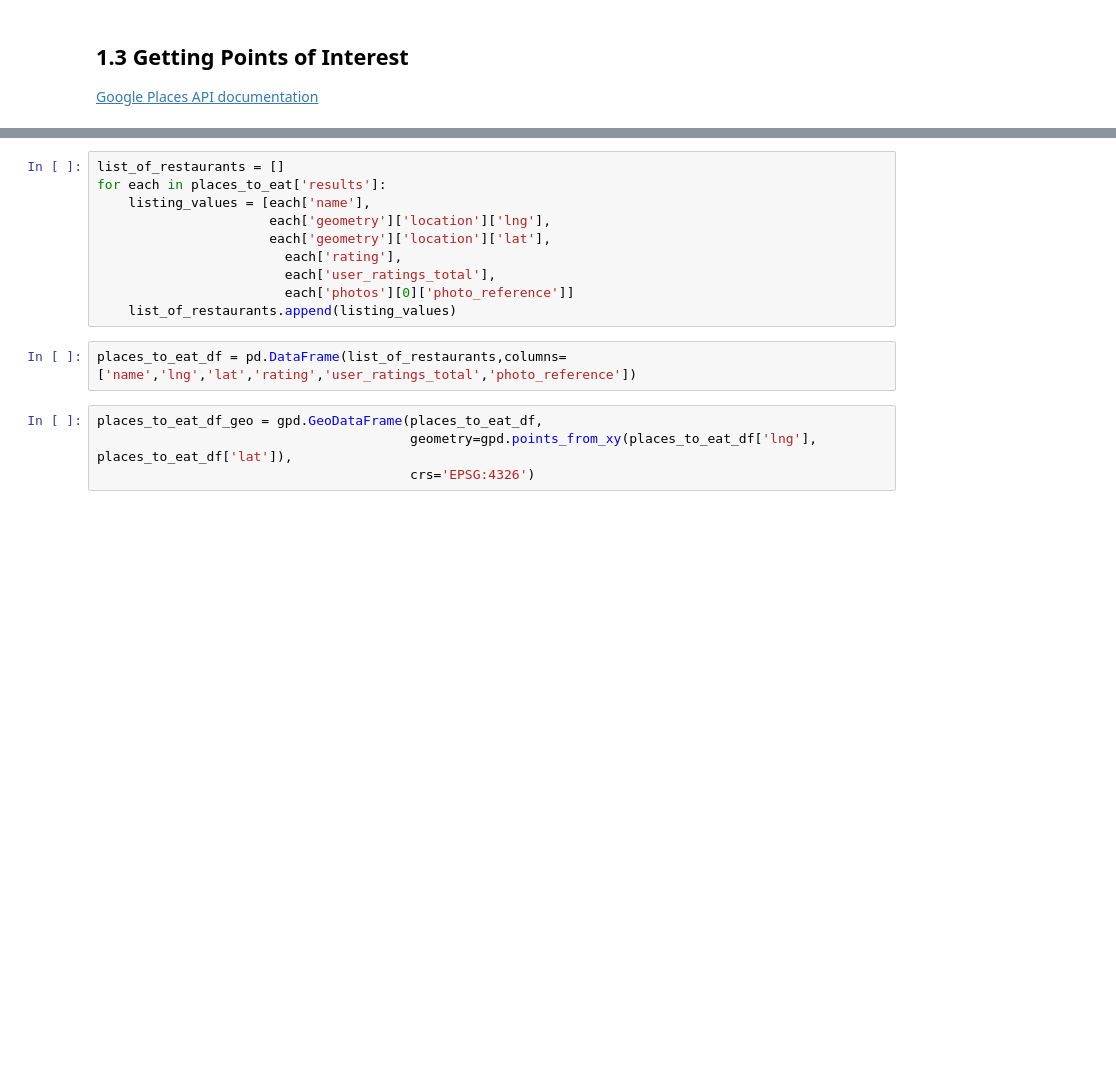
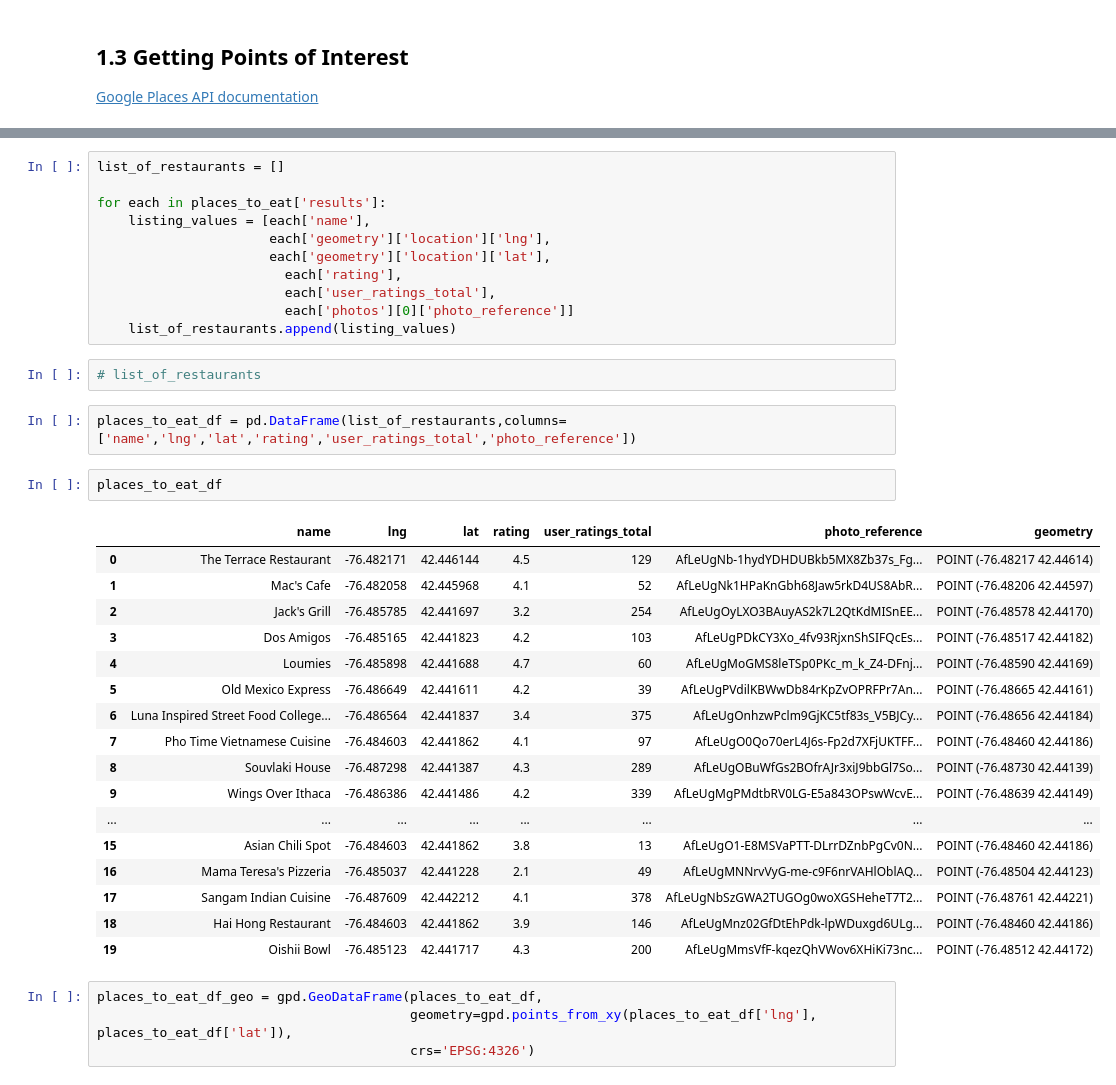
Before and after one commit to iamwfx/4680_5680_intro_uds, a Jupyter notebook: Week5/W5_googlebeautifulsoup.ipynb, the cells around one changed output, grey strips where cells are left out. Drawn from its saved outputs; the diff is of its cells as text; blank space fills up the shorter version.

```diff
--- a/Week5/W5_googlebeautifulsoup.ipynb
+++ b/Week5/W5_googlebeautifulsoup.ipynb
@@ -267,5 +435,6 @@ places_to_eat['results'][0]
 # %%
 list_of_restaurants = []
+
 for each in places_to_eat['results']:
     listing_values = [each['name'],
                       each['geometry']['location']['lng'],
@@ -274,8 +443,30 @@ for each in places_to_eat['results']:
                         each['user_ratings_total'],
                         each['photos'][0]['photo_reference']]
     list_of_restaurants.append(listing_values)
+# %%
+# list_of_restaurants
 # %%
 places_to_eat_df = pd.DataFrame(list_of_restaurants,columns=['name','lng','lat','rating','user_ratings_total','photo_reference'])
+# %%
+places_to_eat_df
+# %% [output]
+|  | name | lng | lat | rating | user_ratings_total | photo_reference | geometry |
+| 0 | The Terrace Restaurant | -76.482171 | 42.446144 | 4.5 | 129 | AfLeUgNb-1hydYDHDUBkb5MX8Zb37s_Fg... | POINT (-76.48217 42.44614) |
+| 1 | Mac's Cafe | -76.482058 | 42.445968 | 4.1 | 52 | AfLeUgNk1HPaKnGbh68Jaw5rkD4US8AbR... | POINT (-76.48206 42.44597) |
+| 2 | Jack's Grill | -76.485785 | 42.441697 | 3.2 | 254 | AfLeUgOyLXO3BAuyAS2k7L2QtKdMISnEE... | POINT (-76.48578 42.44170) |
+| 3 | Dos Amigos | -76.485165 | 42.441823 | 4.2 | 103 | AfLeUgPDkCY3Xo_4fv93RjxnShSIFQcEs... | POINT (-76.48517 42.44182) |
+| 4 | Loumies | -76.485898 | 42.441688 | 4.7 | 60 | AfLeUgMoGMS8leTSp0PKc_m_k_Z4-DFnj... | POINT (-76.48590 42.44169) |
+| 5 | Old Mexico Express | -76.486649 | 42.441611 | 4.2 | 39 | AfLeUgPVdilKBWwDb84rKpZvOPRFPr7An... | POINT (-76.48665 42.44161) |
+| 6 | Luna Inspired Street Food College... | -76.486564 | 42.441837 | 3.4 | 375 | AfLeUgOnhzwPclm9GjKC5tf83s_V5BJCy... | POINT (-76.48656 42.44184) |
+| 7 | Pho Time Vietnamese Cuisine | -76.484603 | 42.441862 | 4.1 | 97 | AfLeUgO0Qo70erL4J6s-Fp2d7XFjUKTFF... | POINT (-76.48460 42.44186) |
+| 8 | Souvlaki House | -76.487298 | 42.441387 | 4.3 | 289 | AfLeUgOBuWfGs2BOfrAJr3xiJ9bbGl7So... | POINT (-76.48730 42.44139) |
+| 9 | Wings Over Ithaca | -76.486386 | 42.441486 | 4.2 | 339 | AfLeUgMgPMdtbRV0LG-E5a843OPswWcvE... | POINT (-76.48639 42.44149) |
+| ... | ... | ... | ... | ... | ... | ... | ... |
+| 15 | Asian Chili Spot | -76.484603 | 42.441862 | 3.8 | 13 | AfLeUgO1-E8MSVaPTT-DLrrDZnbPgCv0N... | POINT (-76.48460 42.44186) |
+| 16 | Mama Teresa's Pizzeria | -76.485037 | 42.441228 | 2.1 | 49 | AfLeUgMNNrvVyG-me-c9F6nrVAHlOblAQ... | POINT (-76.48504 42.44123) |
+| 17 | Sangam Indian Cuisine | -76.487609 | 42.442212 | 4.1 | 378 | AfLeUgNbSzGWA2TUGOg0woXGSHeheT7T2... | POINT (-76.48761 42.44221) |
+| 18 | Hai Hong Restaurant | -76.484603 | 42.441862 | 3.9 | 146 | AfLeUgMnz02GfDtEhPdk-lpWDuxgd6ULg... | POINT (-76.48460 42.44186) |
+| 19 | Oishii Bowl | -76.485123 | 42.441717 | 4.3 | 200 | AfLeUgMmsVfF-kqezQhVWov6XHiKi73nc... | POINT (-76.48512 42.44172) |
 # %%
 places_to_eat_df_geo = gpd.GeoDataFrame(places_to_eat_df,
                                         geometry=gpd.points_from_xy(places_to_eat_df['lng'], places_to_eat_df['lat']),
```
Also changed, not shown: parts of 42 cells of this notebook, 1 other file.
